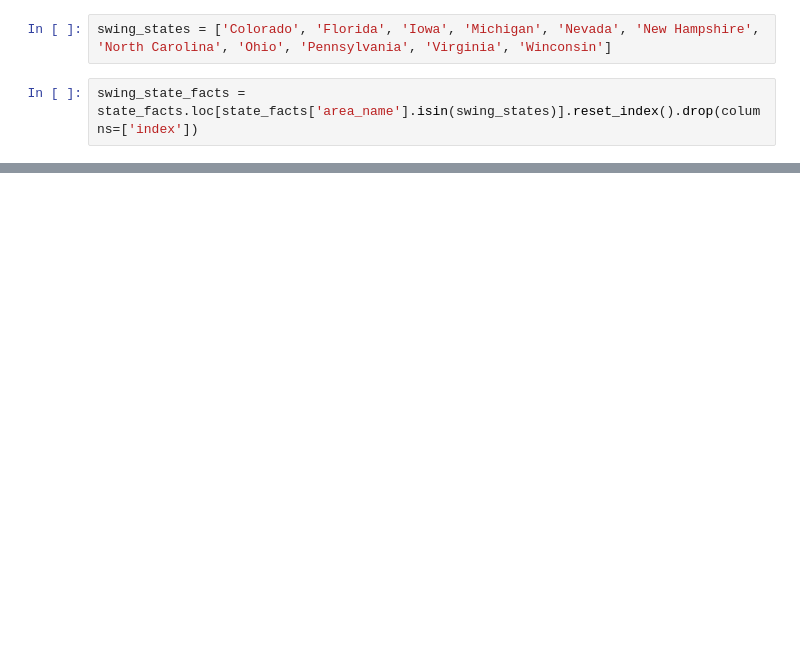
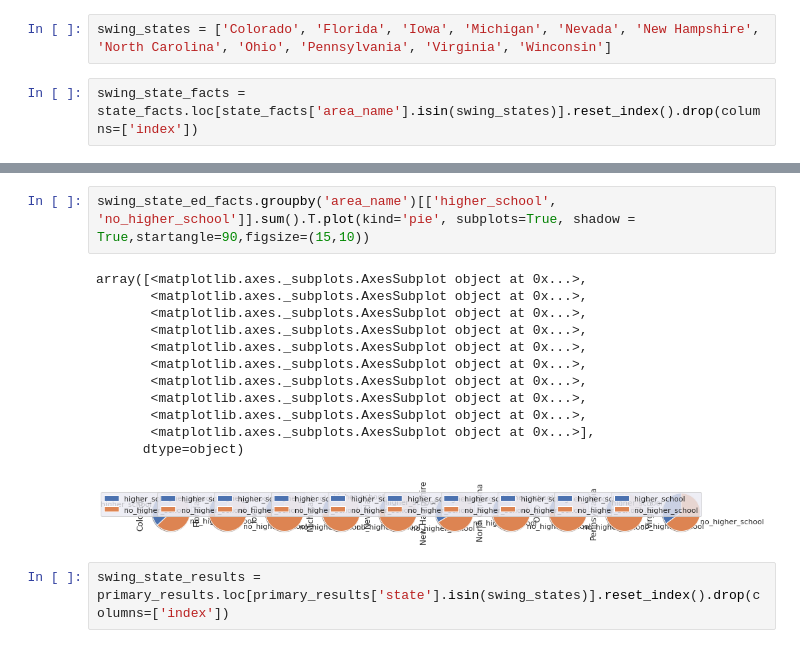
Before and after one commit to virbickt/aers, a Jupyter notebook: Untitled7.ipynb, the cells around one changed output, grey strips where cells are left out. Cells and saved outputs as stored; diff of their text form; blank space fills up the shorter version.

```diff
--- a/Untitled7.ipynb
+++ b/Untitled7.ipynb
@@ -52,0 +96,17 @@ swing_state_ed_facts['high_school_numbers'] = swing_state_ed_facts['EDU635213'].
+# %%
+swing_state_ed_facts.groupby('area_name')[['higher_school', 'no_higher_school']].sum().T.plot(kind='pie', subplots=True, shadow = True,startangle=90,figsize=(15,10))
+# %% [output]
+array([<matplotlib.axes._subplots.AxesSubplot object at 0x...>,
+       <matplotlib.axes._subplots.AxesSubplot object at 0x...>,
+       <matplotlib.axes._subplots.AxesSubplot object at 0x...>,
+       <matplotlib.axes._subplots.AxesSubplot object at 0x...>,
+       <matplotlib.axes._subplots.AxesSubplot object at 0x...>,
+       <matplotlib.axes._subplots.AxesSubplot object at 0x...>,
+       <matplotlib.axes._subplots.AxesSubplot object at 0x...>,
+       <matplotlib.axes._subplots.AxesSubplot object at 0x...>,
+       <matplotlib.axes._subplots.AxesSubplot object at 0x...>,
+       <matplotlib.axes._subplots.AxesSubplot object at 0x...>],
+      dtype=object)
+[figure, added]
+# %%
+swing_state_results = primary_results.loc[primary_results['state'].isin(swing_states)].reset_index().drop(columns=['index'])
```
Also changed, not shown: parts of 24 cells of this notebook.
